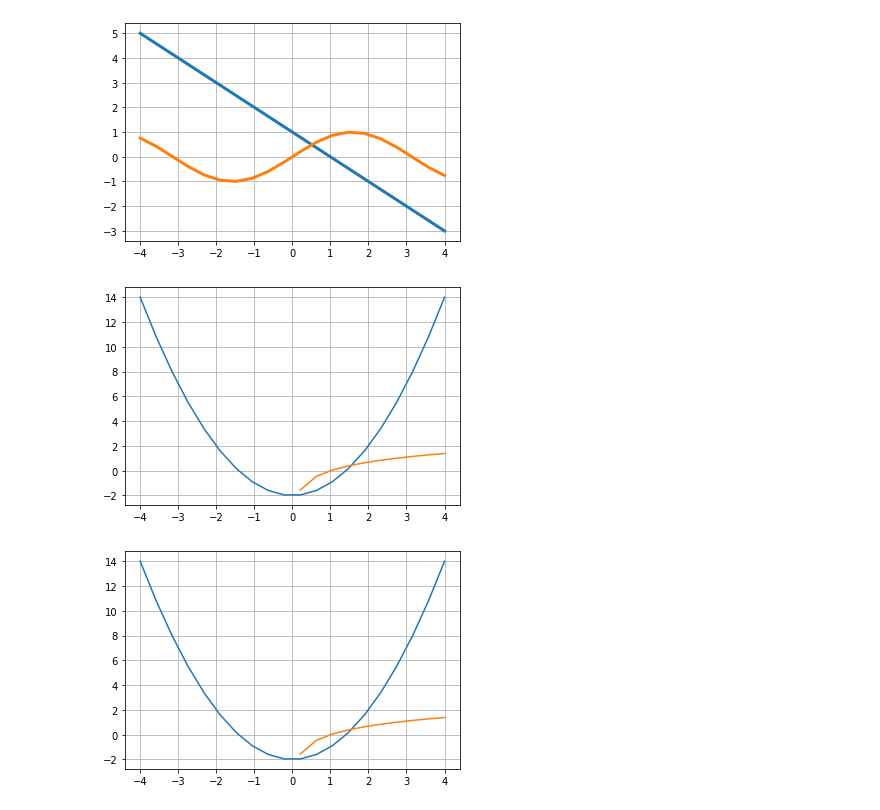
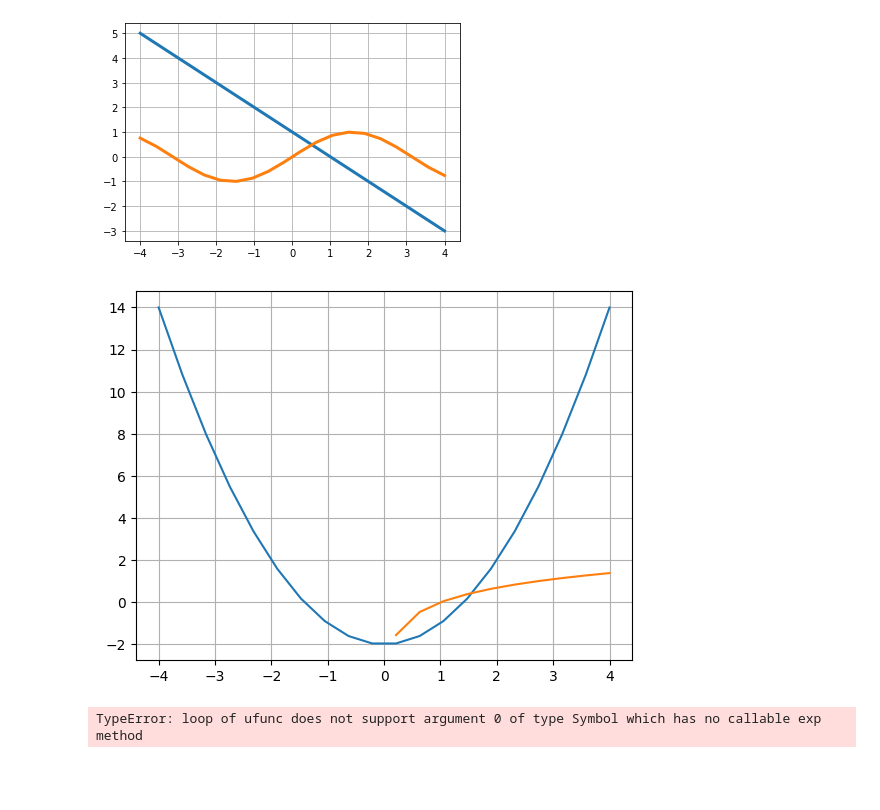
Before and after one commit to Gabriel-Scopel/CalculoNumerico, a Jupyter notebook: zeroDeFuncoes/Aula4_CA4322_Zeros_Funcoes.ipynb, the cells around one changed output. Cells and saved outputs as stored; diff of their text form; code cells hidden in the pictures; blank space fills up the shorter version.

```diff
--- a/zeroDeFuncoes/Aula4_CA4322_Zeros_Funcoes.ipynb
+++ b/zeroDeFuncoes/Aula4_CA4322_Zeros_Funcoes.ipynb
@@ -230,30 +231,18 @@ f(x0) =  0
 # %%
 # resolução item b)
 import matplotlib.pyplot as plt
 import numpy as np
 from math import *
+from sympy import *
 
 x = np.linspace(-4,4,20)
-y1 = x**2-2
-y2 = np.log(x)
+y1 = (x**2)-2
+y2 = (np.log(x))
 # gera dois gráficos simultaneamente
 plt.plot(x,y1,x,y2)
 
 plt.grid(True)
+
+# teorema de Bolzano
 # %% [output]
-[figure, old version]
+[figure, new version]
-# %%
-# resolução item b)
-import matplotlib.pyplot as plt
-import numpy as np
-from math import *
-
-x = np.linspace(-4,4,20)
-y1 = x**2-2
-y2 = np.log(x)
-# gera dois gráficos simultaneamente
-plt.plot(x,y1,x,y2)
-
-plt.grid(True)
-# %% [output]
-[figure, removed]
@@ -261,0 +249,51 @@ plt.grid(True)
+# %%
+# resolução item c)
+""" import matplotlib.pyplot as plt
+import numpy as np
+from math import *
+# graficamente
+x= np.linspace(-4,4,20)
+y1 = np.exp(x)
+y2 = -(x**2)+2
+plt.plot(x, y1, x, y2, linewidth = 3)
+plt.grid(True)
+
+##bolzano:
+x = np.array([i for i in range(-4,5,1)]).reshape((1,9))
+y= np.exp(x)+(x**2)-2
+print(x)
+print(y) """
+
+##newton:
+
+from sympy import *
+x=Symbol('x')
+def NewtonsMethod(x0):
+    tolerance=0.000001
+    d=diff(f(x),x)
+    while True:
+        x1 = x0 - (f(x0)/d.doit().subs({x:x0}))
+        t = abs(x1 - x0)
+        if t < tolerance:
+            break
+        x0 = x1
+    return x1
+def f(x):
+    return (np.exp(x))+(x**2)-2
+xi = -1.5  # ponto médio do intervalo
+xr = NewtonsMethod(xi)
+print('ponto médio: ', xi)
+print('raiz: ', xr)
+print("f(x0) = ", (xr+1)**2-exp(xr))
+
+
+from sympy import *
+from scipy.optimize import fsolve
+x=Symbol('x')
+def y(x):
+    f = np.exp(x)+(x**2)-2
+    return f
+R = fsolve(y, 0.5)
+print(R)
+# %% [output]
+TypeError: loop of ufunc does not support argument 0 of type Symbol which has no callable exp method
```
Also changed, not shown: parts of 2 cells of this notebook, 3 other files.
